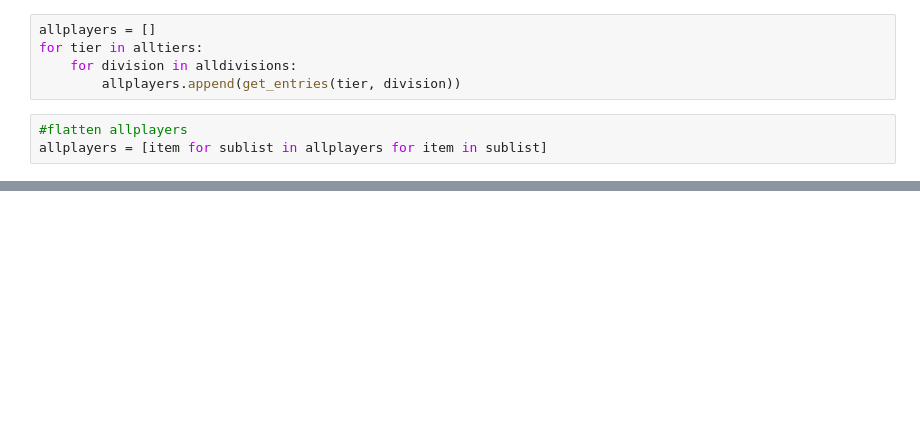
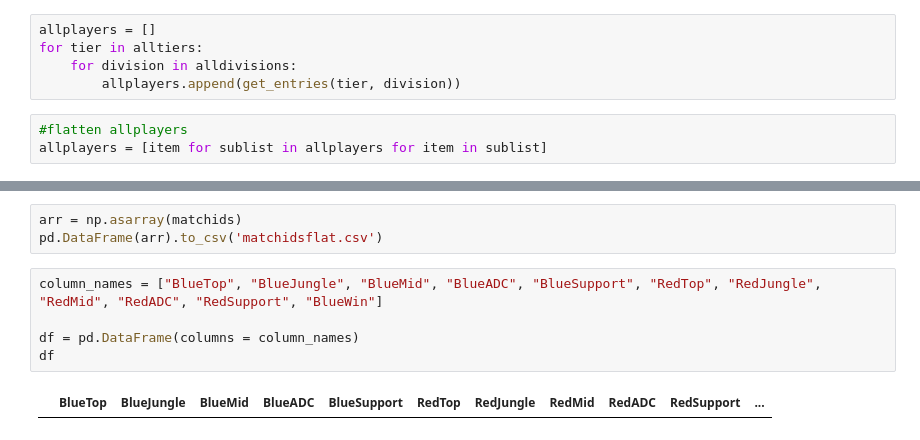
Before and after one commit to ryankkien/LOLDodgeTool, a Jupyter notebook: Notebook.ipynb, the cells around one changed output, grey strips where cells are left out. Drawn from its saved outputs; the diff is of its cells as text; blank space fills up the shorter version.

```diff
--- a/Notebook.ipynb
+++ b/Notebook.ipynb
@@ -40,0 +106,10 @@ allplayers = [item for sublist in allplayers for item in sublist]
+# %%
+arr = np.asarray(matchids)
+pd.DataFrame(arr).to_csv('matchidsflat.csv')
+# %%
+column_names = ["BlueTop", "BlueJungle", "BlueMid", "BlueADC", "BlueSupport", "RedTop", "RedJungle", "RedMid", "RedADC", "RedSupport", "BlueWin"]
+
+df = pd.DataFrame(columns = column_names)
+df
+# %% [output]
+|  | BlueTop | BlueJungle | BlueMid | BlueADC | BlueSupport | RedTop | RedJungle | RedMid | RedADC | RedSupport | ... |
```
Also changed, not shown: parts of 18 cells of this notebook, 6 other files.
